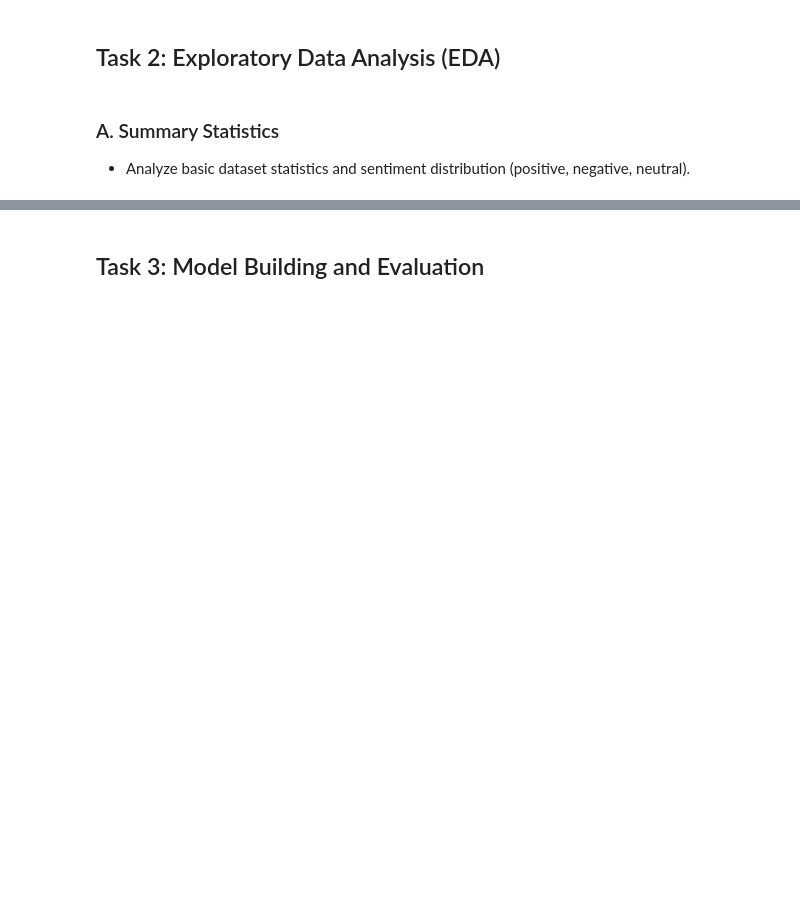
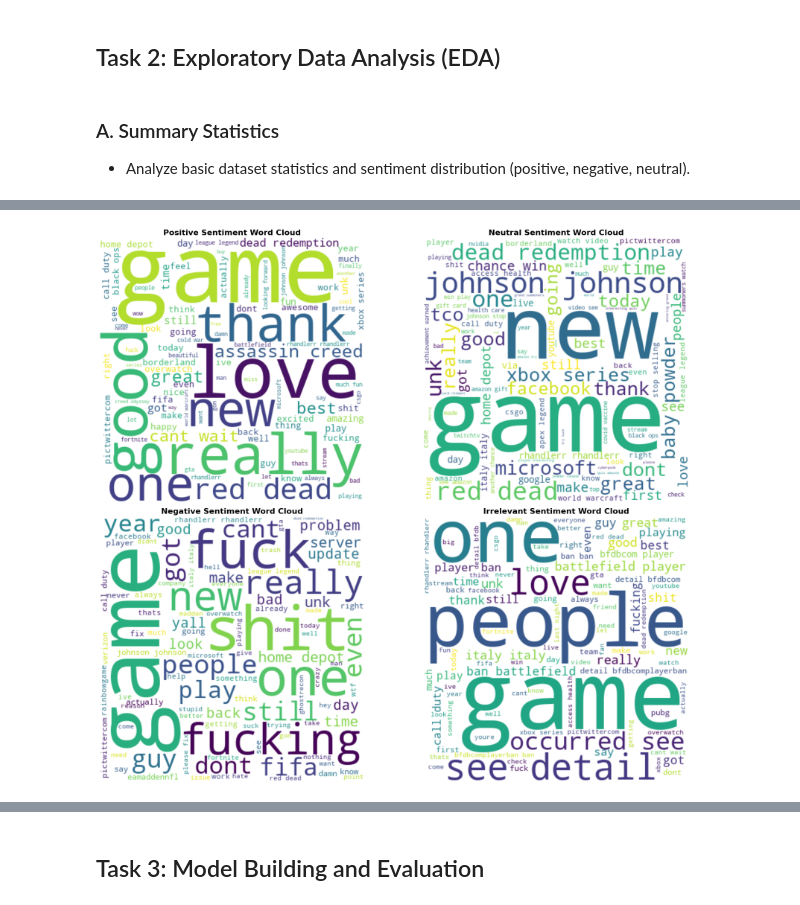
Before and after one commit to brijeshksingh/AIML_Colab_repo, a Jupyter notebook: twitter_sentiment_analysis.ipynb, the cells around one changed output, grey strips where cells are left out. Drawn from its saved outputs; the diff is of its cells as text; code cells hidden in the pictures; blank space fills up the shorter version.

```diff
--- a/twitter_sentiment_analysis.ipynb
+++ b/twitter_sentiment_analysis.ipynb
@@ -586,0 +440,30 @@ plt.show()
+# %%
+# Word Clouds: For positive, negative, and neutral sentiments
+sentiments = df[sentiment_column].unique()
+fig, axes = plt.subplots(2, 2, figsize=(20, 16))
+axes = axes.flatten()
+
+for i, sentiment in enumerate(sentiments):
+    if i < len(axes):
+        sentiment_text = ' '.join(df[df[sentiment_column] == sentiment]['cleaned_text'])
+
+        if sentiment_text.strip():
+            wordcloud = WordCloud(width=400, height=400, background_color='white',
+                                max_words=100, colormap='viridis').generate(sentiment_text)
+            axes[i].imshow(wordcloud, interpolation='bilinear')
+            axes[i].set_title(f'{sentiment.title()} Sentiment Word Cloud',
+                            fontsize=16, fontweight='bold')
+            axes[i].axis('off')
+        else:
+            axes[i].set_title(f'{sentiment.title()} Sentiment - No Text Available',
+                            fontsize=16, fontweight='bold')
+            axes[i].axis('off')
+
+# Hide unused subplots
+for j in range(len(sentiments), len(axes)):
+    axes[j].axis('off')
+
+plt.tight_layout()
+plt.show()
+# %% [output]
+[figure, added]
```
Also changed, not shown: parts of 37 cells of this notebook.
